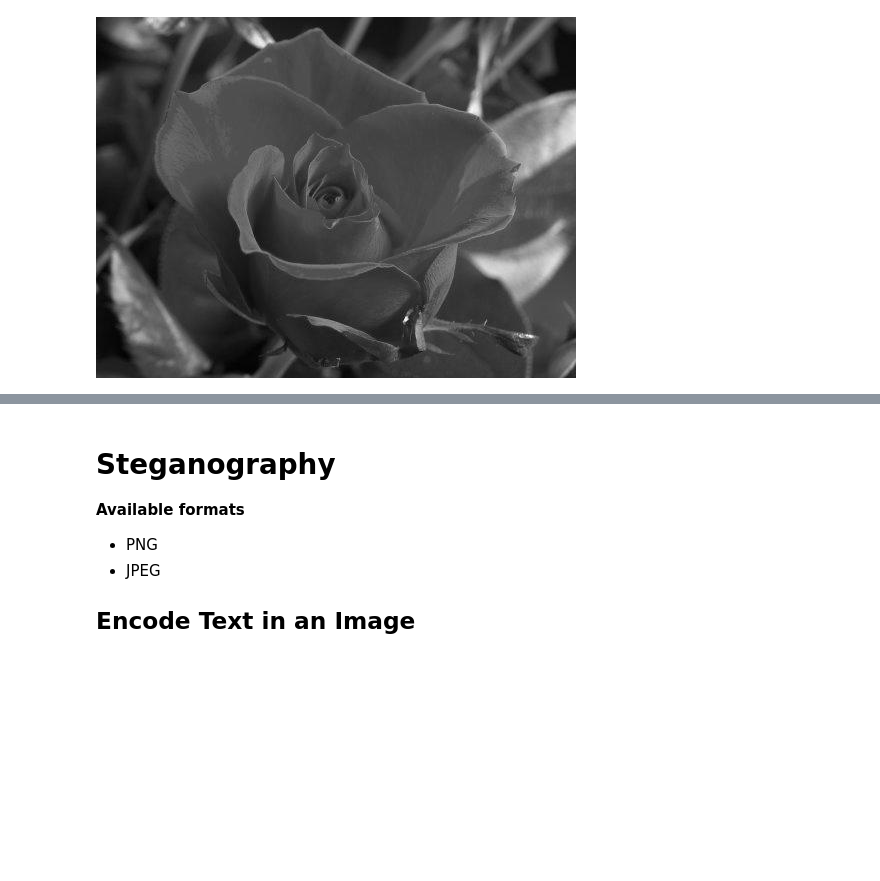
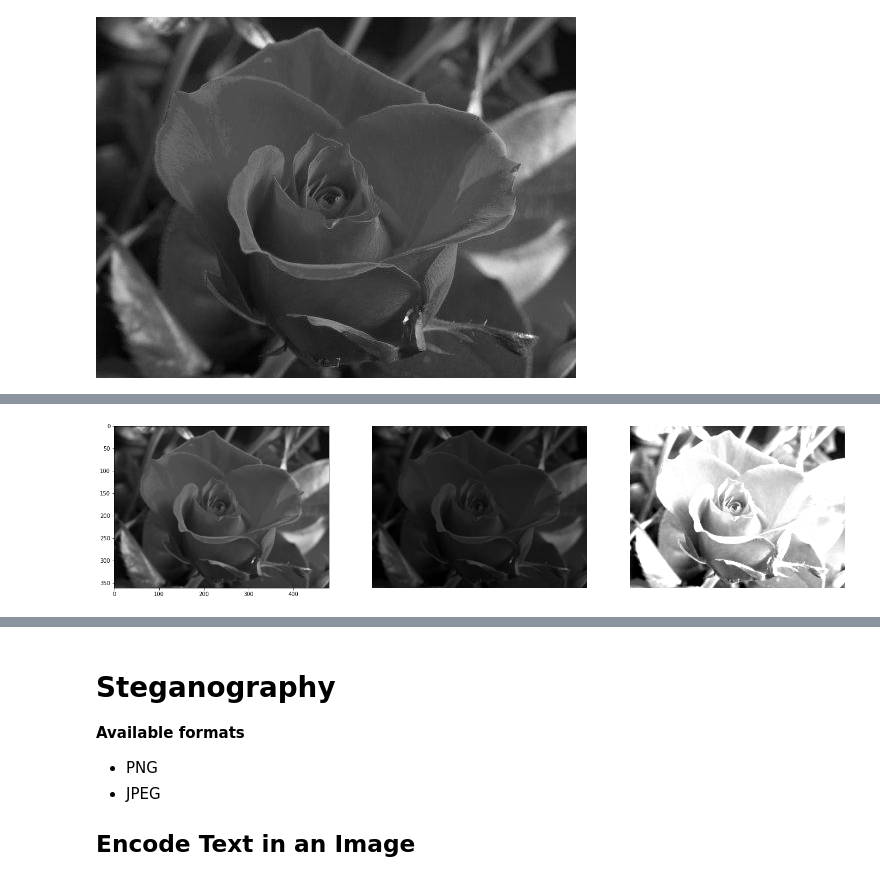
Before and after one commit to sebastienmascha/data-science-webapp-steganography, a Jupyter notebook: backend/app/app/notebooks/Python3_8.ipynb, the cells around one changed output, grey strips where cells are left out. Saved outputs shown, nothing was run; the diff lists cells and outputs as text; code cells hidden in the pictures; blank space fills up the shorter version.

```diff
--- a/backend/app/app/notebooks/Python3_8.ipynb
+++ b/backend/app/app/notebooks/Python3_8.ipynb
@@ -153,6 +153,8 @@ TypeError: Can't convert object of type 'numpy.ndarray' to 'str' for 'filename'
 # %%
 #Left to right : grayscale image | contrast increased
-st_processing.display_images(TEST_PHOTO)
+st_processing.display_images(TEST_PHOTO_GRAYSCALE)
+# %% [output]
+[figure, added]
 # %%
 # Image manipulation and numpy arrays
 st_processing.image_manipulation("image_grayscale.jpg")
```
Also changed, not shown: parts of 8 cells of this notebook, 4 other files.
